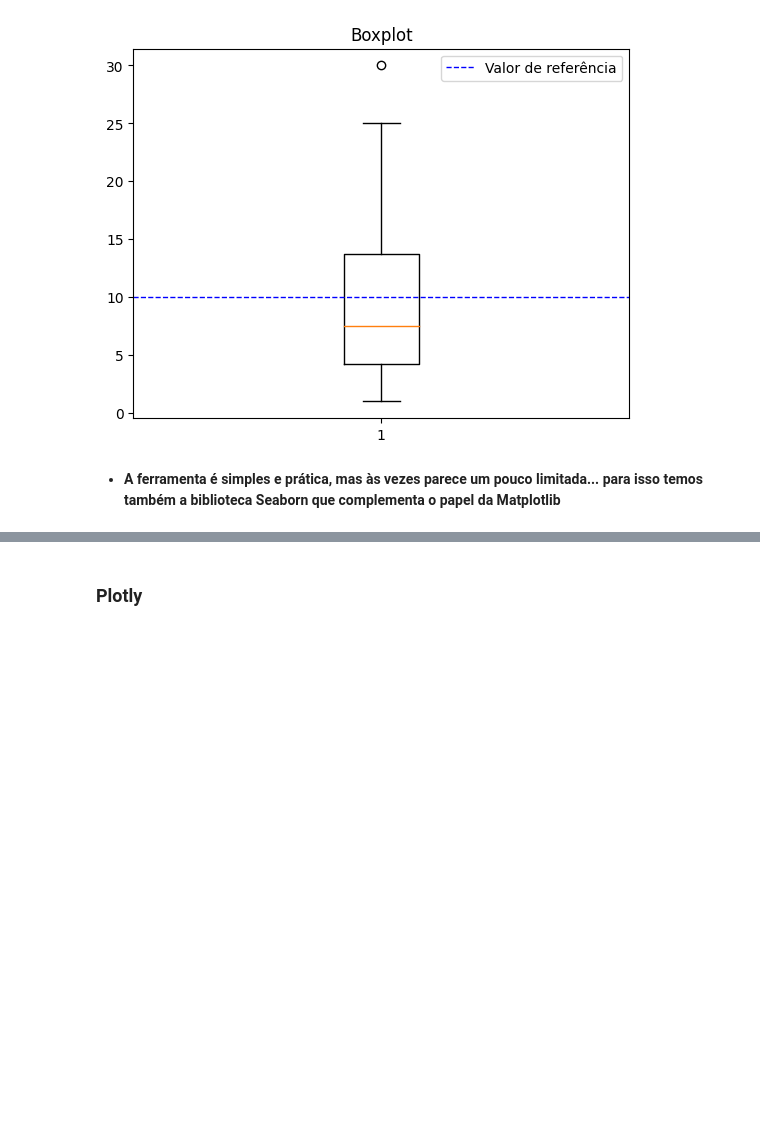
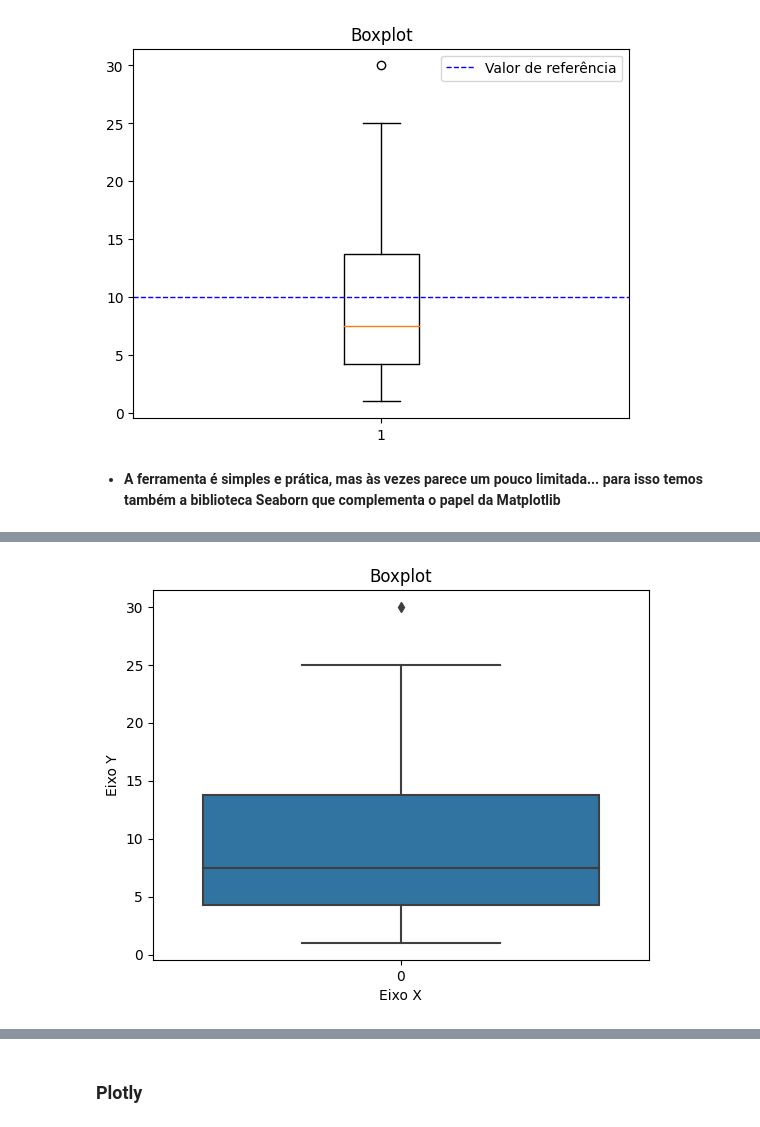
Before and after one commit to GvFreitas1/ListasdeExercicios-CursodePython2022, a Jupyter notebook: Aula de Visualização de Dados - Grupo 4.ipynb, the cells around one changed output, grey strips where cells are left out. Drawn from its saved outputs; the diff is of its cells as text; code cells hidden in the pictures; blank space fills up the shorter version.

```diff
--- a/Aula de Visualização de Dados - Grupo 4.ipynb
+++ b/Aula de Visualização de Dados - Grupo 4.ipynb
@@ -123,0 +129,9 @@ plt.show()
+# %%
+# Boxplot no Seaborn com os dados utilizados no Matplotlib.
+sns.boxplot(data=valores_boxplot)
+plt.title('Boxplot')
+plt.xlabel('Eixo X')
+plt.ylabel('Eixo Y')
+plt.show()
+# %% [output]
+[figure, added]
```
Also changed, not shown: parts of 5 cells of this notebook.
